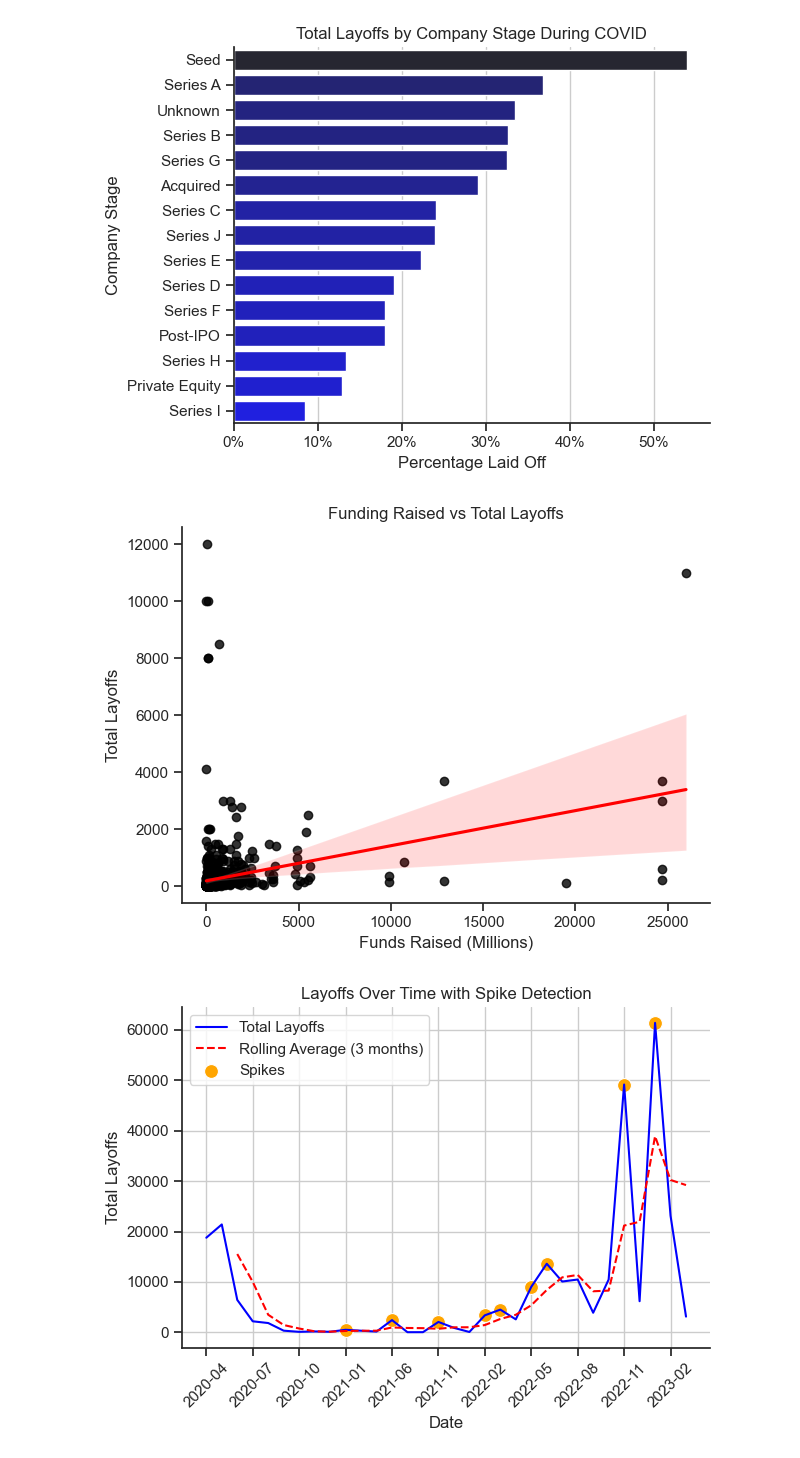
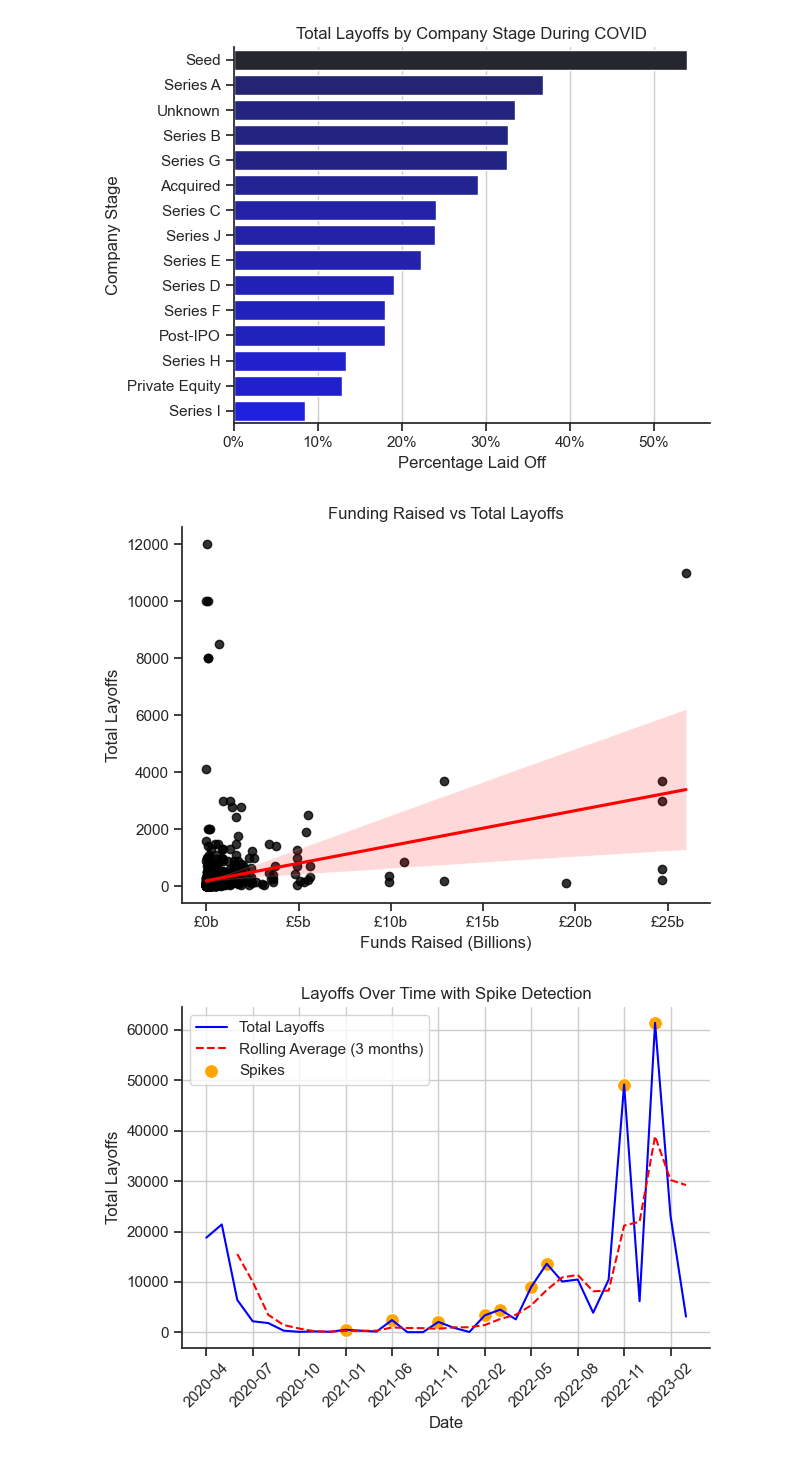
Before and after one commit to jamiefor3/Worldwide_Layoffs_Project, a Jupyter notebook: Layoff_Analysis/Layoff_Analysis.ipynb, the cells around one changed output. Drawn from its saved outputs; the diff is of its cells as text; code cells hidden in the pictures.

```diff
--- a/Layoff_Analysis/Layoff_Analysis.ipynb
+++ b/Layoff_Analysis/Layoff_Analysis.ipynb
@@ -94,19 +94,21 @@ plt.show()
 # %%
 # Filtering the data to exclude rows where funds raised exceed 120,000 million to avoid major outliers
 funds_no_outliers = df[df['funds_raised_millions'] <=120000].copy()
 
 # Creating a scatter plot with a regression line to visualize the relationship between funds raised and total layoffs
 sns.regplot(x='funds_raised_millions', y='total_laid_off', data=funds_no_outliers, scatter_kws={'color': 'black'}, line_kws={'color': 'red'})
 
-# Customizing the plot appearance and removing spines
+# Customizing the plot appearance and format the x axis for better visual
+ax = plt.gca()
+ax.xaxis.set_major_formatter(plt.FuncFormatter(lambda x, pos: f'£{int(x/1000)}b'))
 sns.despine()
 plt.title('Funding Raised vs Total Layoffs')
-plt.xlabel('Funds Raised (Millions)')
+plt.xlabel('Funds Raised (Billions)')
 plt.ylabel('Total Layoffs')
 plt.tight_layout()
 plt.show()
 # %% [output]
-[figure, old version]
+[figure, new version]
 # %%
 # Grouping data by month to calculate total layoffs per month and creating a new DataFrame
 df_month = df.groupby(df['date'].dt.to_period('M'))['total_laid_off'].sum().reset_index().copy()
```
Also changed, not shown: 2 other files.
